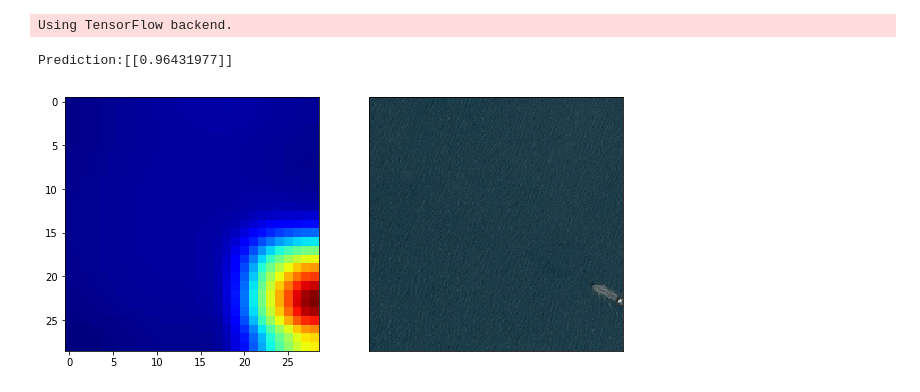
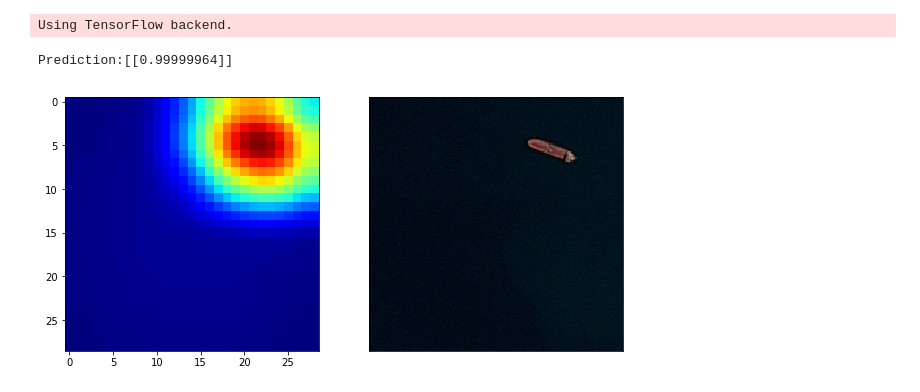
Before and after one commit to eric220/Ship_Sight, a Jupyter notebook: ship_sight.ipynb, the cells around one changed output. Cells and saved outputs as stored; diff of their text form; code cells hidden in the pictures.

```diff
--- a/ship_sight.ipynb
+++ b/ship_sight.ipynb
@@ -81,20 +71,20 @@ act_model.load_weights('ship_weights.hdf5')
 # %%
 
 #Precision = .85
 
-tensor_to_get = 5
+tensor_to_get = 16
 
 tensor_to_view = get_tensor(tensor_to_get)
 
 predition, activation_map = get_predictions(tensor_to_view)
 
 print("Prediction:{}" .format(predition))
 
 final_output = get_mask(activation_map)
 
 tensor_img = get_tensor_to_view(tensor_to_view)
 
 compare_images(tensor_to_get)
 # %% [output]
-Prediction:[[0.96431977]]
+Prediction:[[0.99999964]]
-[figure, old version]
+[figure, new version]
```
Also changed, not shown: parts of 4 cells of this notebook.
